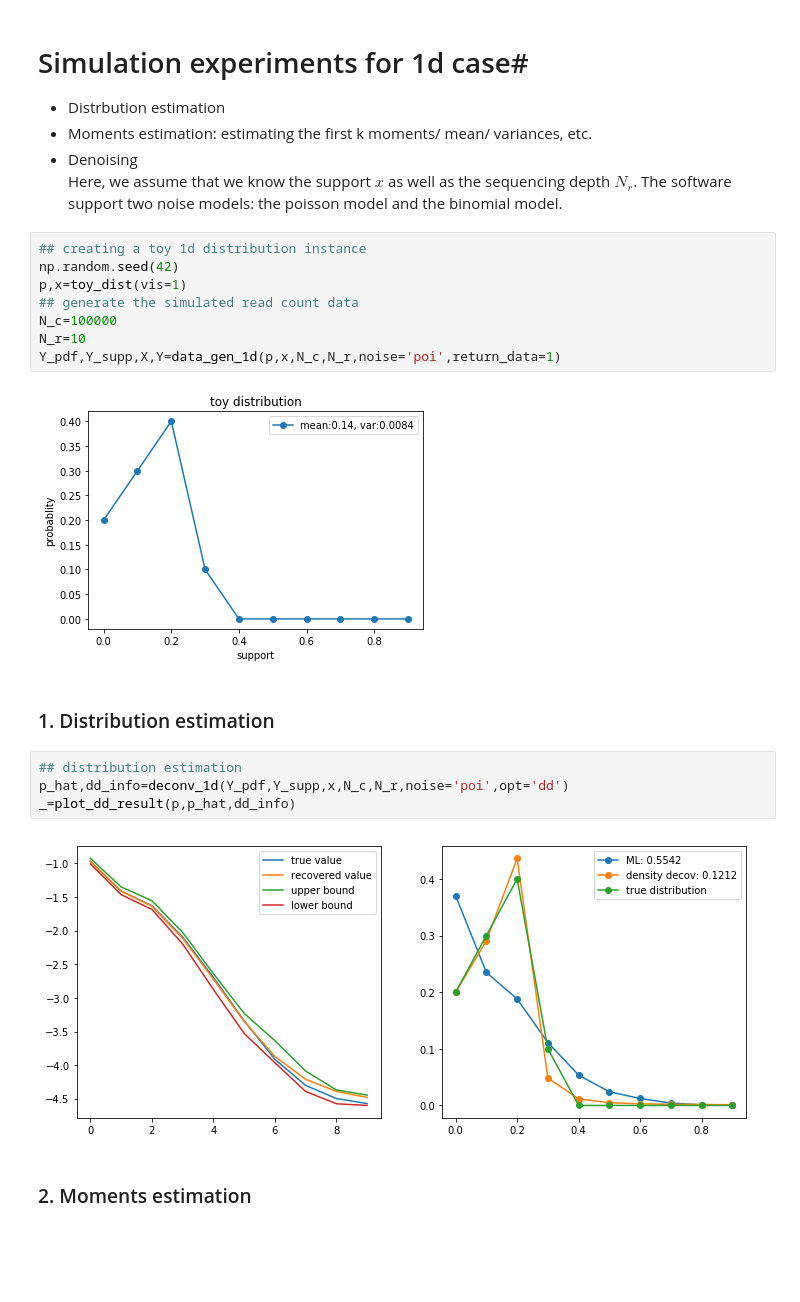
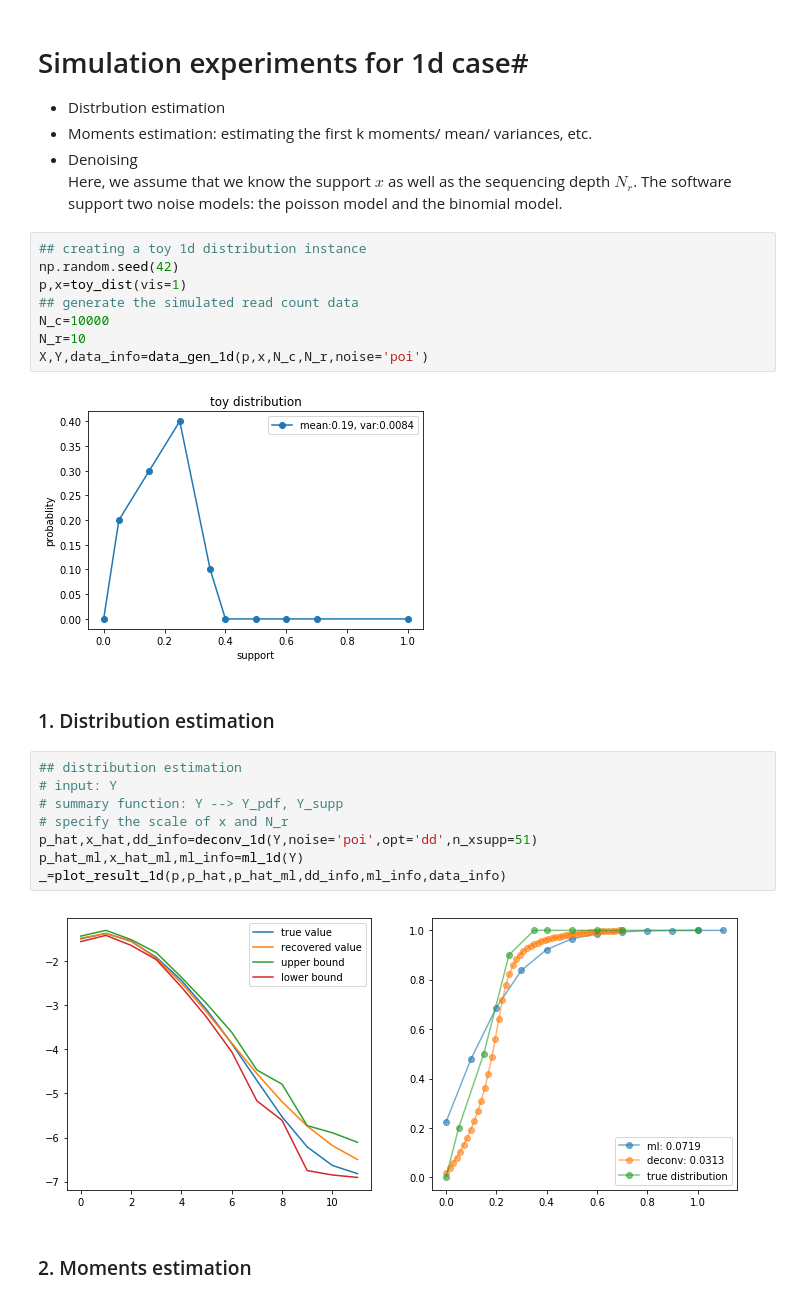
Before and after one commit to martinjzhang/single_cell_eb, a Jupyter notebook: demo.ipynb, the cells around one changed output. Drawn from its saved outputs; the diff is of its cells as text; blank space fills up the shorter version.

Commit message:
modify the input and output of the deconv function

```diff
--- a/demo.ipynb
+++ b/demo.ipynb
@@ -30,19 +30,23 @@ The autoreload extension is already loaded. To reload it, use:
 np.random.seed(42)
 p,x=toy_dist(vis=1)
 ## generate the simulated read count data
-N_c=100000
+N_c=10000
 N_r=10
-Y_pdf,Y_supp,X,Y=data_gen_1d(p,x,N_c,N_r,noise='poi',return_data=1)
+X,Y,data_info=data_gen_1d(p,x,N_c,N_r,noise='poi')
 # %% [output]
-[figure, old version]
+[figure, new version]
 # %% [markdown]
 ### 1. Distribution estimation ###
 # %%
 ## distribution estimation
-p_hat,dd_info=deconv_1d(Y_pdf,Y_supp,x,N_c,N_r,noise='poi',opt='dd')
-_=plot_dd_result(p,p_hat,dd_info)
+# input: Y
+# summary function: Y --> Y_pdf, Y_supp
+# specify the scale of x and N_r
+p_hat,x_hat,dd_info=deconv_1d(Y,noise='poi',opt='dd',n_xsupp=51)
+p_hat_ml,x_hat_ml,ml_info=ml_1d(Y)
+_=plot_result_1d(p,p_hat,p_hat_ml,dd_info,ml_info,data_info)
 # %% [output]
-[figure, old version]
+[figure, new version]
 # %% [markdown]
 ### 2. Moments estimation ###
 # %%
```
Also changed, not shown: parts of 4 cells of this notebook, 10 other files.
